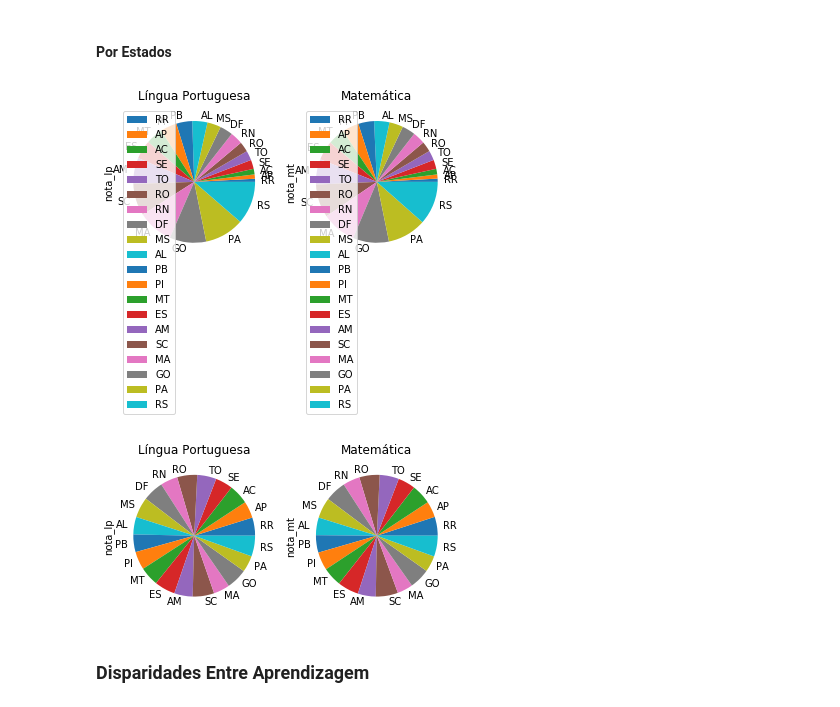
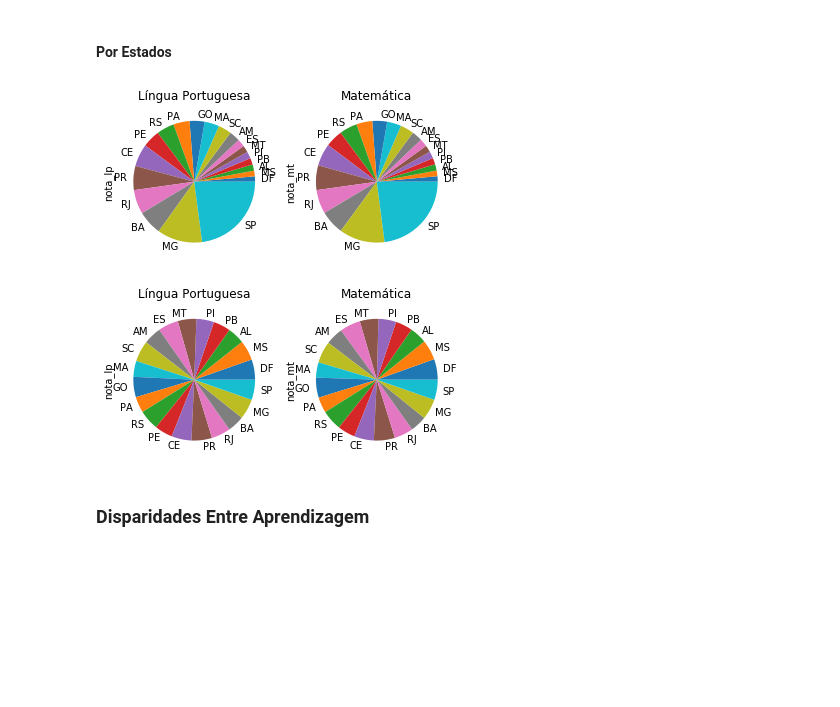
Before and after one commit to GomesDosSantos/AnaliseANEB, a Jupyter notebook: Livro.ipynb, the cells around one changed output. Drawn from its saved outputs; the diff is of its cells as text; code cells hidden in the pictures; blank space fills up the shorter version.

```diff
--- a/Livro.ipynb
+++ b/Livro.ipynb
@@ -558,19 +561,20 @@ ax = ax.set_xlabel('Região')
 # %%
 ax = dados_filtrados.groupby('uf')[['nota_lp', 'nota_mt']].sum()\
 .sort_values(by=['nota_lp', 'nota_mt'])\
-.head(tamanho_dados)\
+.tail(tamanho_dados)\
 .apply(
     lambda x: x / len(dados_filtrados)
 ).plot.pie(
     subplots=True, figsize=fig_size,
+    legend=False,
     title=['Língua Portuguesa', 'Matemática']
 )
 # %% [output]
-[figure, old version]
+[figure, new version]
 # %%
 ax = dados_filtrados.groupby('uf')[['nota_lp', 'nota_mt']].sum()\
 .sort_values(by=['nota_lp', 'nota_mt'])\
-.head(tamanho_dados)\
+.tail(tamanho_dados)\
 .apply(
     lambda x: x / conta_tamanho_grupo('uf', x.name), axis=1
 ).plot.pie(
@@ -578,7 +582,7 @@ ax = dados_filtrados.groupby('uf')[['nota_lp', 'nota_mt']].sum()\
     legend=False, title=['Língua Portuguesa', 'Matemática']
 )
 # %% [output]
-[figure, old version]
+[figure, new version]
 # %% [markdown]
 ### Disparidades Entre Aprendizagem
 # %% [markdown]
```
Also changed, not shown: parts of 16 cells of this notebook.
